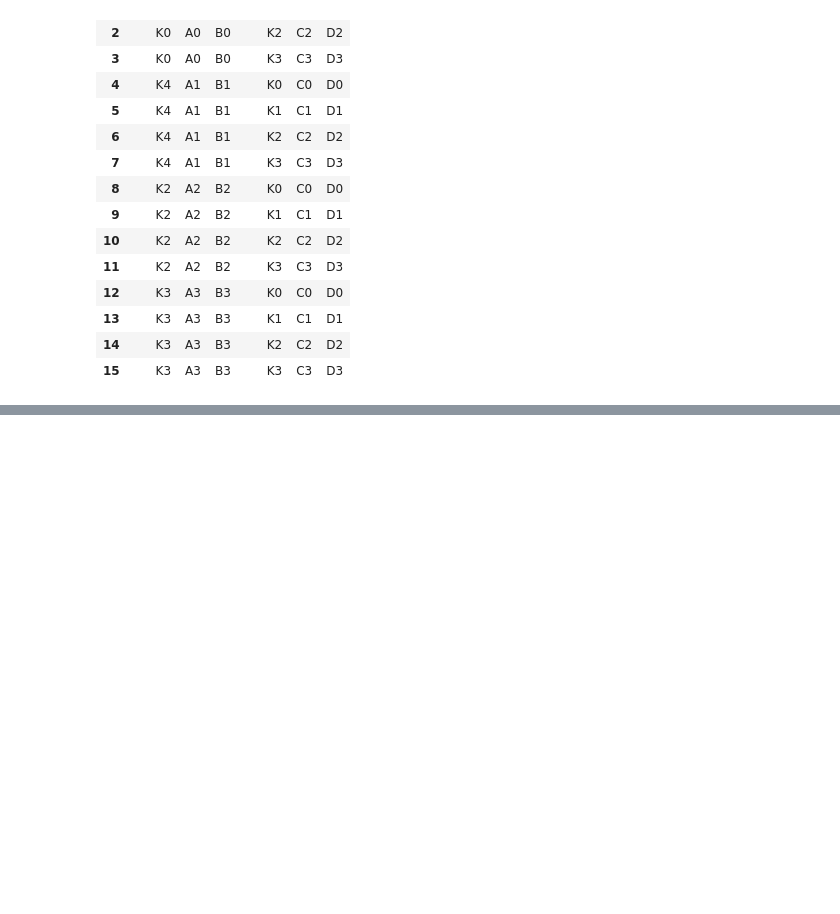
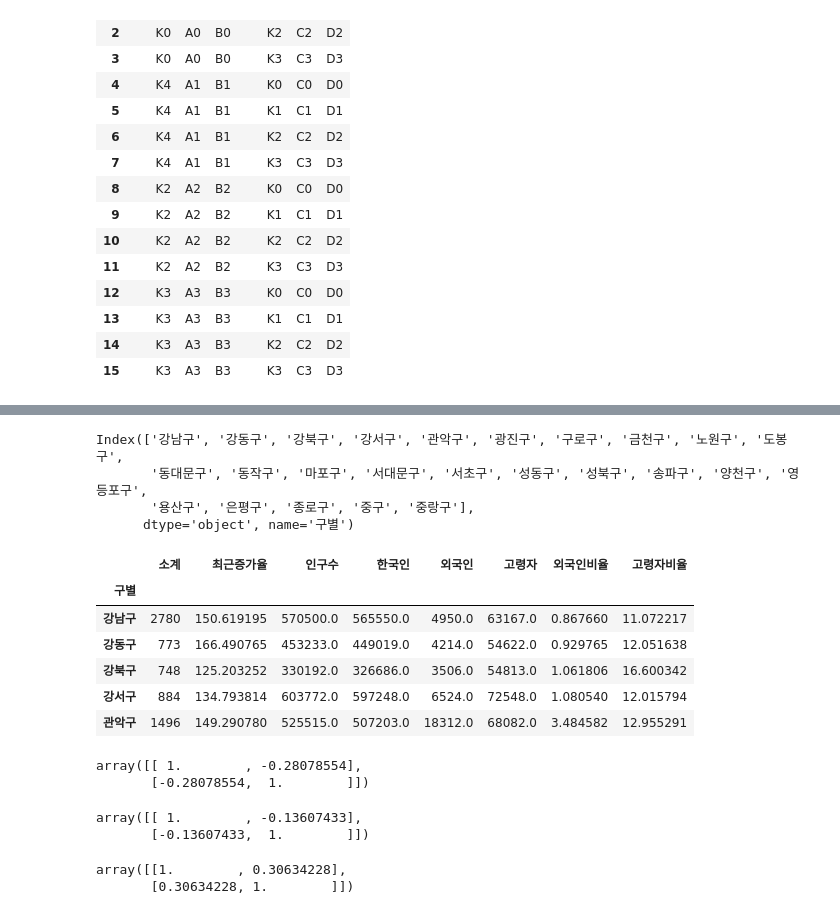
Before and after one commit to kojh0111/DataScience_Practice, a Jupyter notebook: source_code/Untitled.ipynb, the cells around one changed output, grey strips where cells are left out. Cells and saved outputs as stored; diff of their text form; code cells hidden in the pictures; blank space fills up the shorter version.

```diff
--- a/source_code/Untitled.ipynb
+++ b/source_code/Untitled.ipynb
@@ -643,0 +678,31 @@ pd.merge(left, right, how='cross')
+# %%
+data_result.set_index('구별', inplace=True) # index를 '구별'로 설정
+print(data_result.index)
+data_result.head()
+# %% [output]
+Index(['강남구', '강동구', '강북구', '강서구', '관악구', '광진구', '구로구', '금천구', '노원구', '도봉구',
+       '동대문구', '동작구', '마포구', '서대문구', '서초구', '성동구', '성북구', '송파구', '양천구', '영등포구',
+       '용산구', '은평구', '종로구', '중구', '중랑구'],
+      dtype='object', name='구별')
+|  | 소계 | 최근증가율 | 인구수 | 한국인 | 외국인 | 고령자 | 외국인비율 | 고령자비율 |
+| 구별 |  |  |  |  |  |  |  |  |
+| 강남구 | 2780 | 150.619195 | 570500.0 | 565550.0 | 4950.0 | 63167.0 | 0.867660 | 11.072217 |
+| 강동구 | 773 | 166.490765 | 453233.0 | 449019.0 | 4214.0 | 54622.0 | 0.929765 | 12.051638 |
+| 강북구 | 748 | 125.203252 | 330192.0 | 326686.0 | 3506.0 | 54813.0 | 1.061806 | 16.600342 |
+| 강서구 | 884 | 134.793814 | 603772.0 | 597248.0 | 6524.0 | 72548.0 | 1.080540 | 12.015794 |
+| 관악구 | 1496 | 149.290780 | 525515.0 | 507203.0 | 18312.0 | 68082.0 | 3.484582 | 12.955291 |
+# %%
+np.corrcoef(data_result['고령자비율'],data_result['소계']) # 상관계수를 알아보는 numpy의 함수 0.1 이하 - 거의 무시 / 0.3 이하 - 약한 상관관계 / 0.7 이하 - 뚜렷한 상관관계
+# %% [output]
+array([[ 1.        , -0.28078554],
+       [-0.28078554,  1.        ]])
+# %%
+np.corrcoef(data_result['외국인비율'],data_result['소계'])
+# %% [output]
+array([[ 1.        , -0.13607433],
+       [-0.13607433,  1.        ]])
+# %%
+np.corrcoef(data_result['인구수'],data_result['소계'])
+# %% [output]
+array([[1.        , 0.30634228],
+       [0.30634228, 1.        ]])
```
Also changed, not shown: parts of 25 cells of this notebook.
